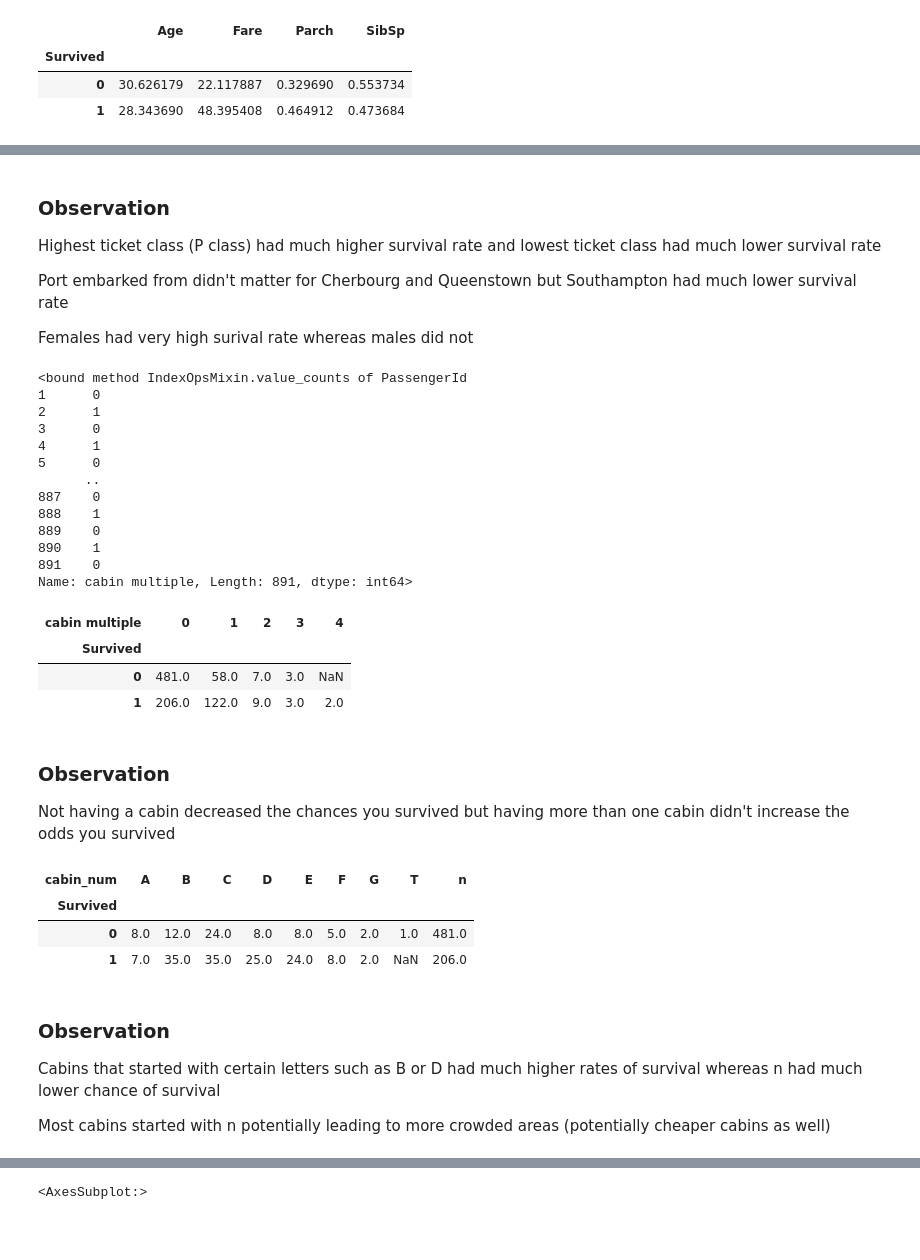
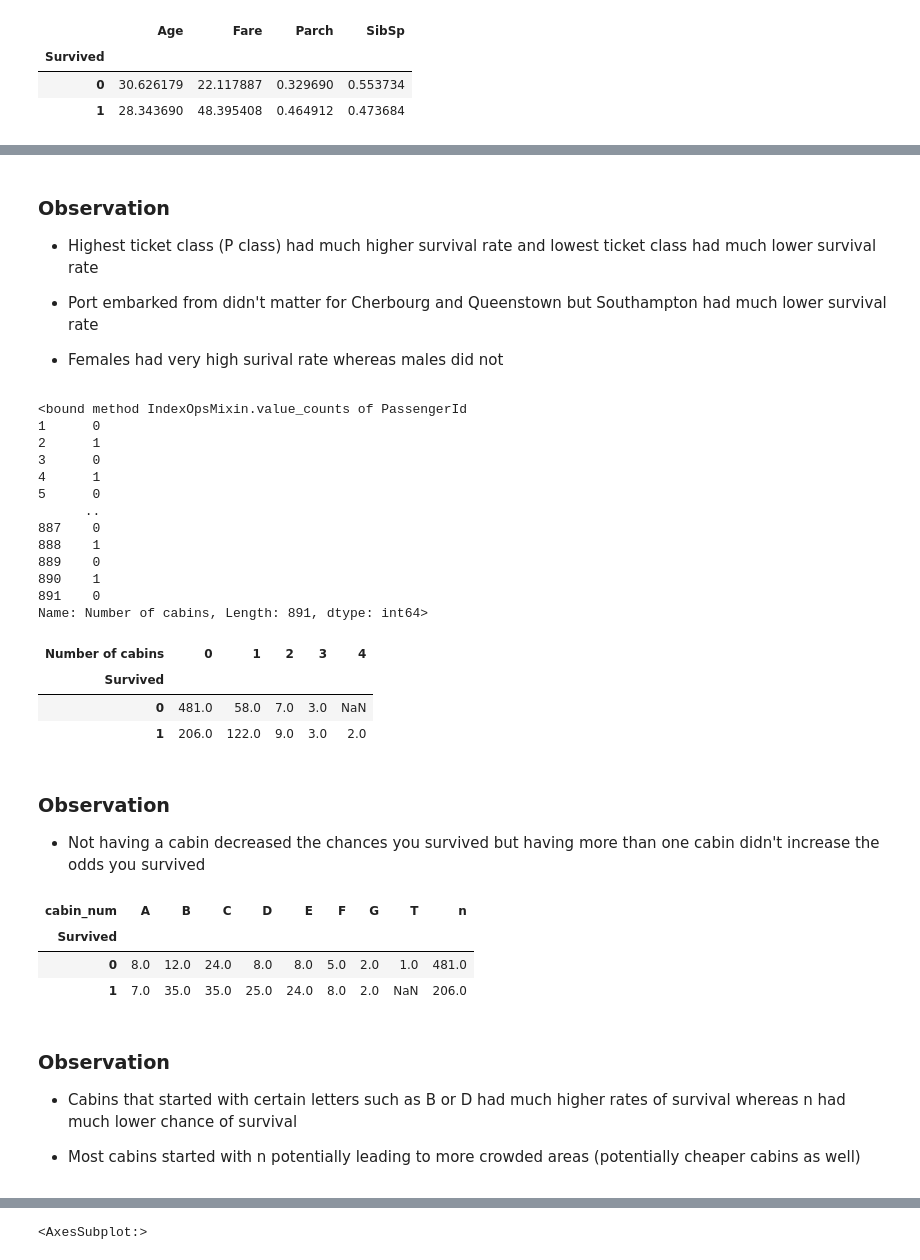
Before and after one commit to nicholashuang23/Personal-Projects, a Jupyter notebook: Data Project/Kaggle Titanic Survival Prediction/Jupyter Notebooks/Preprocessing.ipynb, the cells around one changed output, grey strips where cells are left out. Drawn from its saved outputs; the diff is of its cells as text; code cells hidden in the pictures; blank space fills up the shorter version.

```diff
--- a/Data Project/Kaggle Titanic Survival Prediction/Jupyter Notebooks/Preprocessing.ipynb
+++ b/Data Project/Kaggle Titanic Survival Prediction/Jupyter Notebooks/Preprocessing.ipynb
@@ -65,6 +65,9 @@ Some children travelled only with a nanny, therefore parch=0 for them.
 Embarked codes: C = Cherbourg, Q = Queenstown, S = Southampton
 
 Overall, the cost of a ticket on the Titanic was influenced by several factors, including class, type of cabin, time of booking, and route and distance travelled.
+# %%
+train_data["Embarked"] = train_data["Embarked"].map({"C":"Cherbourg" , "Q":"Queenstown" , "S":"Southampton"})
+test_data["Embarked"] = test_data["Embarked"].map({"C":"Cherbourg" , "Q":"Queenstown" , "S":"Southampton"})
 # %% [markdown]
 # Data visualisation
 # %%
@@ -155,16 +158,16 @@ Survived
 # %% [markdown]
 ### Observation
 
-Highest ticket class (P class) had much higher survival rate and lowest ticket class had much lower survival rate
+- Highest ticket class (P class) had much higher survival rate and lowest ticket class had much lower survival rate
 
-Port embarked from didn't matter for Cherbourg and Queenstown but Southampton had much lower survival rate
+- Port embarked from didn't matter for Cherbourg and Queenstown but Southampton had much lower survival rate
 
-Females had very high surival rate whereas males did not
+- Females had very high surival rate whereas males did not
 # %%
 # Check how many cabins each passenger has
 
-train_data['cabin multiple'] = train_data.Cabin.apply(lambda x: 0 if pd.isna(x) else len(x.split(' ')))
-train_data['cabin multiple'].value_counts
+train_data['Number of cabins'] = train_data.Cabin.apply(lambda x: 0 if pd.isna(x) else len(x.split(' ')))
+train_data['Number of cabins'].value_counts
 # %% [output]
 <bound method IndexOpsMixin.value_counts of PassengerId
 1      0
@@ -178,20 +181,20 @@ train_data['cabin multiple'].value_counts
 889    0
 890    1
 891    0
-Name: cabin multiple, Length: 891, dtype: int64>
+Name: Number of cabins, Length: 891, dtype: int64>
 # %%
 # Display the number of cabins based on if they survived or not
 
-pd.pivot_table(train_data, values = 'Ticket', index = 'Survived', columns = 'number of cabins', aggfunc = 'count')
+pd.pivot_table(train_data, values = 'Ticket', index = 'Survived', columns = 'Number of cabins', aggfunc = 'count')
 # %% [output]
-| cabin multiple | 0 | 1 | 2 | 3 | 4 |
+| Number of cabins | 0 | 1 | 2 | 3 | 4 |
 | Survived |  |  |  |  |  |
 | 0 | 481.0 | 58.0 | 7.0 | 3.0 | NaN |
 | 1 | 206.0 | 122.0 | 9.0 | 3.0 | 2.0 |
 # %% [markdown]
 ### Observation
 
-Not having a cabin decreased the chances you survived but having more than one cabin didn't increase the odds you survived
+- Not having a cabin decreased the chances you survived but having more than one cabin didn't increase the odds you survived
 # %%
 # Display the amount of each cabin number prefix based on if they survived
 
@@ -205,9 +208,9 @@ pd.pivot_table(train_data, values = 'Ticket', columns = 'cabin_num', index = 'Su
 # %% [markdown]
 ### Observation
 
-Cabins that started with certain letters such as B or D had much higher rates of survival whereas n had much lower chance of survival
+- Cabins that started with certain letters such as B or D had much higher rates of survival whereas n had much lower chance of survival
 
-Most cabins started with n potentially leading to more crowded areas (potentially cheaper cabins as well)
+- Most cabins started with n potentially leading to more crowded areas (potentially cheaper cabins as well)
 # %%
 # Apply the same changes to the testing data
 
```
Also changed, not shown: parts of 17 cells of this notebook, 3 other files.
